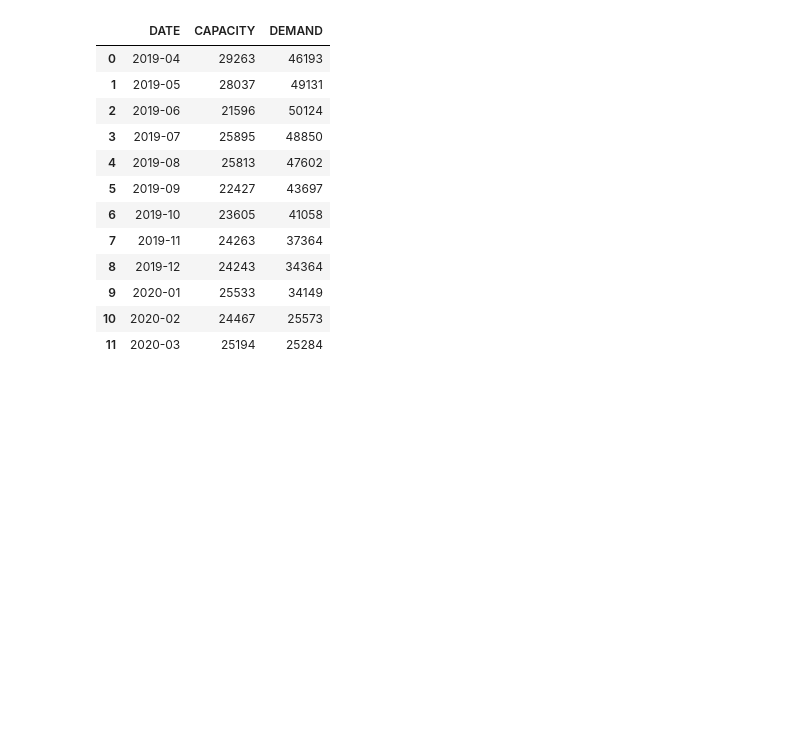
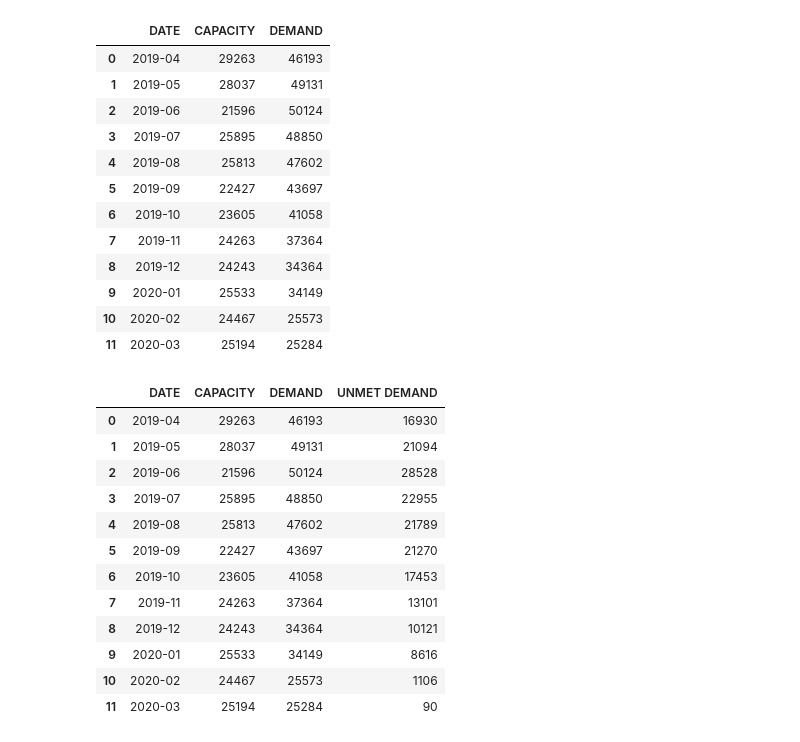
Before and after one commit to maisafraiz/storytelling_with_altair, a Jupyter notebook: Notebooks/Chapter 2/Exercise 4.ipynb, the cells around one changed output. Cells and saved outputs as stored; diff of their text form; code cells hidden in the pictures; blank space fills up the shorter version.

```diff
--- a/Notebooks/Chapter 2/Exercise 4.ipynb
+++ b/Notebooks/Chapter 2/Exercise 4.ipynb
@@ -44,6 +44,23 @@ table
 | 9 | 2020-01 | 25533 | 34149 |
 | 10 | 2020-02 | 24467 | 25573 |
 | 11 | 2020-03 | 25194 | 25284 |
+# %%
+table['UNMET DEMAND'] = table['DEMAND'] - table['CAPACITY']
+table
+# %% [output]
+|  | DATE | CAPACITY | DEMAND | UNMET DEMAND |
+| 0 | 2019-04 | 29263 | 46193 | 16930 |
+| 1 | 2019-05 | 28037 | 49131 | 21094 |
+| 2 | 2019-06 | 21596 | 50124 | 28528 |
+| 3 | 2019-07 | 25895 | 48850 | 22955 |
+| 4 | 2019-08 | 25813 | 47602 | 21789 |
+| 5 | 2019-09 | 22427 | 43697 | 21270 |
+| 6 | 2019-10 | 23605 | 41058 | 17453 |
+| 7 | 2019-11 | 24263 | 37364 | 13101 |
+| 8 | 2019-12 | 24243 | 34364 | 10121 |
+| 9 | 2020-01 | 25533 | 34149 | 8616 |
+| 10 | 2020-02 | 24467 | 25573 | 1106 |
+| 11 | 2020-03 | 25194 | 25284 | 90 |
 # %%
 # Transforming data into long-format
 
```
Also changed, not shown: parts of 8 cells of this notebook.
